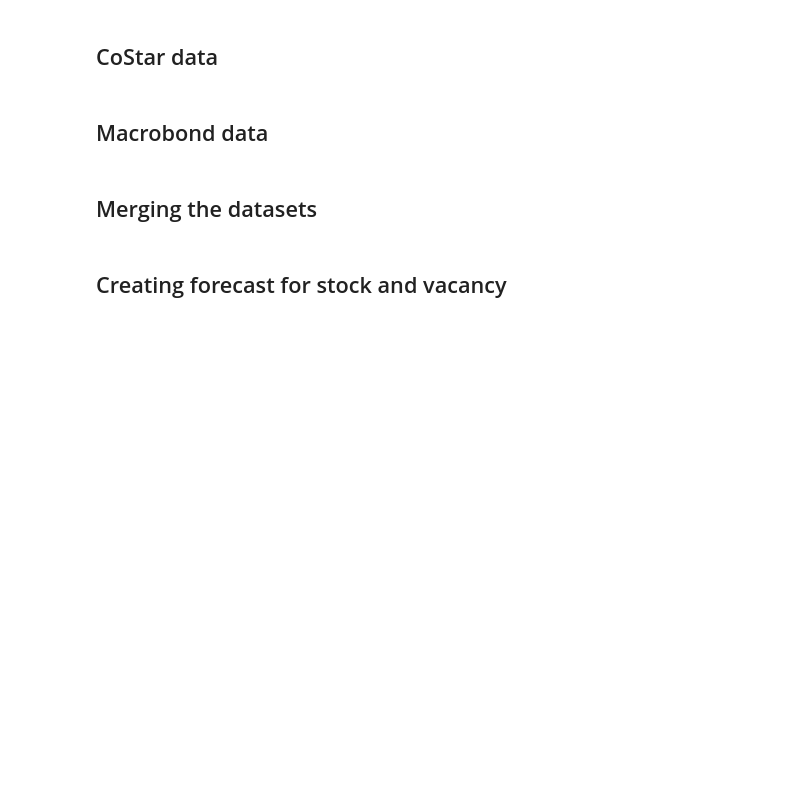
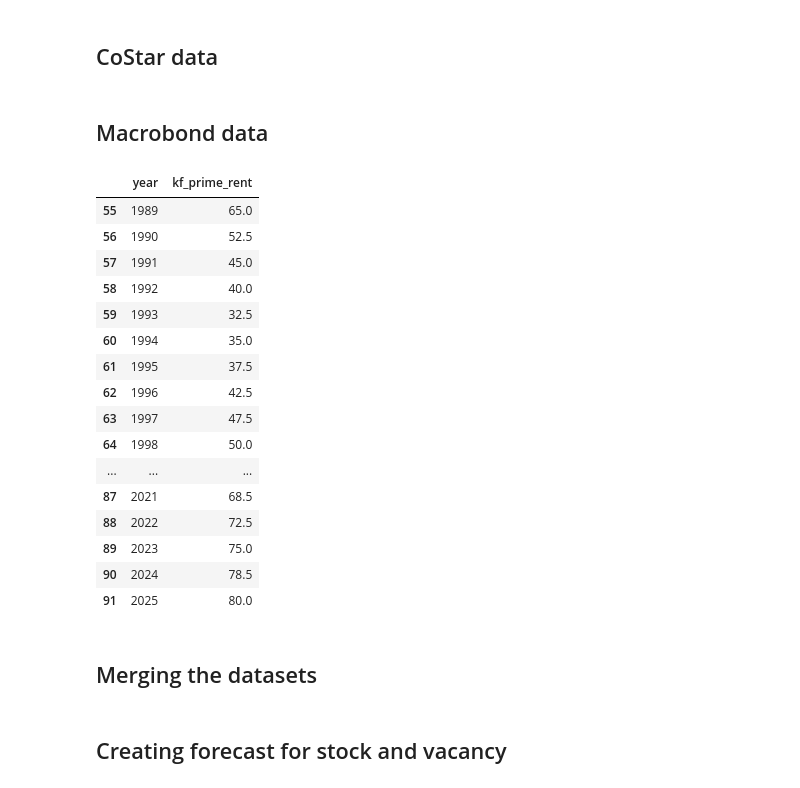
Before and after one commit to maiiasleptcova/KF-Python-projects, a Jupyter notebook: CL_office_rent_forecast.ipynb, the cells around one changed output. Drawn from its saved outputs; the diff is of its cells as text; code cells hidden in the pictures; blank space fills up the shorter version.

```diff
--- a/CL_office_rent_forecast.ipynb
+++ b/CL_office_rent_forecast.ipynb
@@ -370,0 +390,7 @@ westend_primerent_kf['year'] = pd.DatetimeIndex(westend_primerent_kf['year']).ye
+# %%
+srs_lkp = pd.read_excel('G:\\29 Data Analytics\\Commercial research projects\\MS\\CL office rents\\Macrobond data\\series look up.xlsx', 'Sheet2')
+srs_lkp['series_code'] = "ih:mb:dept:"+srs_lkp['office_code']+"_"+"offprimerent"
+# %%
+mcrbnd_data = pd.merge(mcrbnd_data, srs_lkp, left_on='submarket', right_on='series_code')
+# %%
+mcrbnd_data = mcrbnd_data[["year", "kf_prime_rent", 'office']]
@@ -370,0 +399,23 @@ westend_primerent_kf['year'] = pd.DatetimeIndex(westend_primerent_kf['year']).ye
+# %%
+citycore_primerent_kf = mcrbnd_data[mcrbnd_data['office']=='City Core']
+del citycore_primerent_kf['office']
+# %%
+citycore_primerent_kf
+# %% [output]
+|  | year | kf_prime_rent |
+| 55 | 1989 | 65.0 |
+| 56 | 1990 | 52.5 |
+| 57 | 1991 | 45.0 |
+| 58 | 1992 | 40.0 |
+| 59 | 1993 | 32.5 |
+| 60 | 1994 | 35.0 |
+| 61 | 1995 | 37.5 |
+| 62 | 1996 | 42.5 |
+| 63 | 1997 | 47.5 |
+| 64 | 1998 | 50.0 |
+| ... | ... | ... |
+| 87 | 2021 | 68.5 |
+| 88 | 2022 | 72.5 |
+| 89 | 2023 | 75.0 |
+| 90 | 2024 | 78.5 |
+| 91 | 2025 | 80.0 |
```
Also changed, not shown: parts of 27 cells of this notebook.
